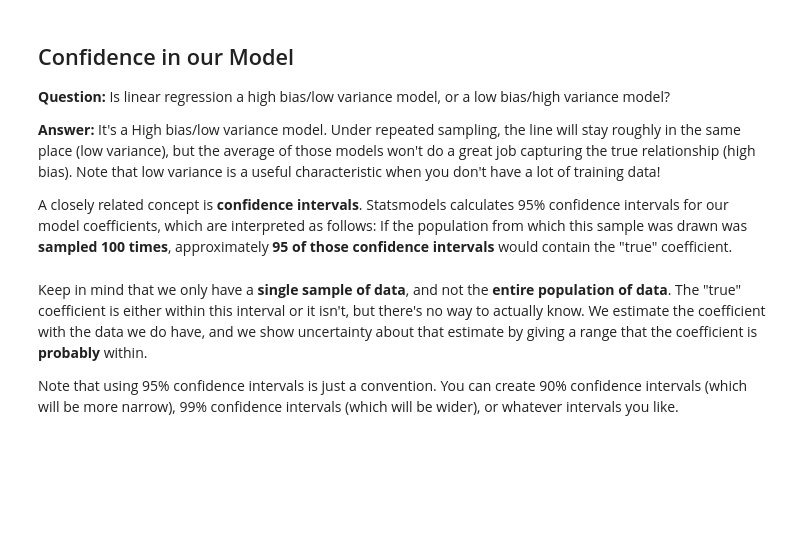
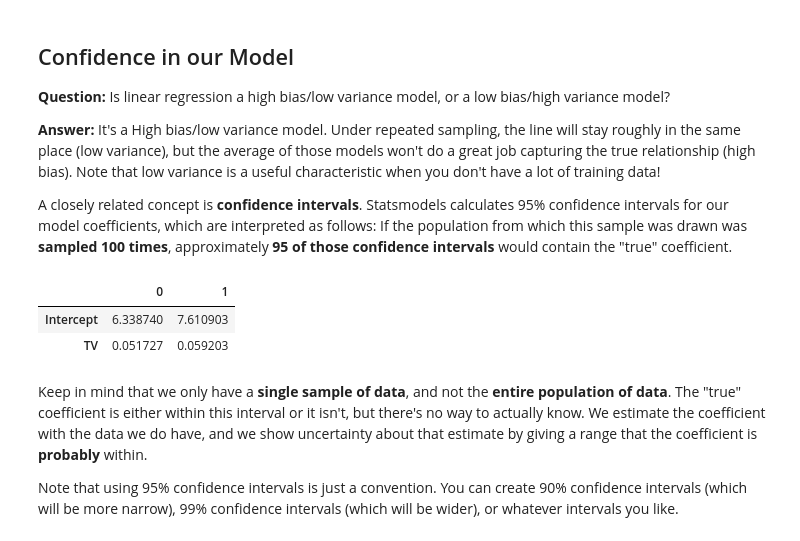
Before and after one commit to asterisk-ragavan/python-projects, a Jupyter notebook: palan_project/projects/project 1/LinearUNCODE.ipynb, the cells around one changed output. Saved outputs shown, nothing was run; the diff lists cells and outputs as text; code cells hidden in the pictures; blank space fills up the shorter version.

```diff
--- a/palan_project/projects/project 1/LinearUNCODE.ipynb
+++ b/palan_project/projects/project 1/LinearUNCODE.ipynb
@@ -191,6 +221,12 @@ Let's make predictions for the **smallest and largest observed values of x**, an
 A closely related concept is **confidence intervals**. Statsmodels calculates 95% confidence intervals for our model coefficients, which are interpreted as follows: If the population from which this sample was drawn was **sampled 100 times**, approximately **95 of those confidence intervals** would contain the "true" coefficient.
 # %%
 import statsmodels.formula.api as smf
+lm = smf.ols(formula = 'Sales ~ TV',data=data).fit()
+lm.conf_int()
+# %% [output]
+|  | 0 | 1 |
+| Intercept | 6.338740 | 7.610903 |
+| TV | 0.051727 | 0.059203 |
 # %% [markdown]
 Keep in mind that we only have a **single sample of data**, and not the **entire population of data**. The "true" coefficient is either within this interval or it isn't, but there's no way to actually know. We estimate the coefficient with the data we do have, and we show uncertainty about that estimate by giving a range that the coefficient is **probably** within.
 
```
Also changed, not shown: parts of 10 cells of this notebook, 4 other files.
